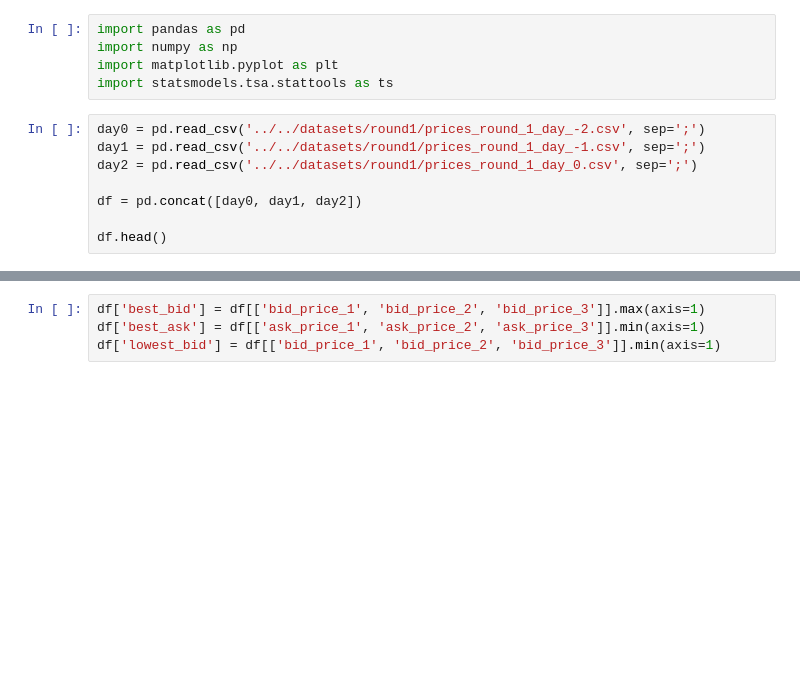
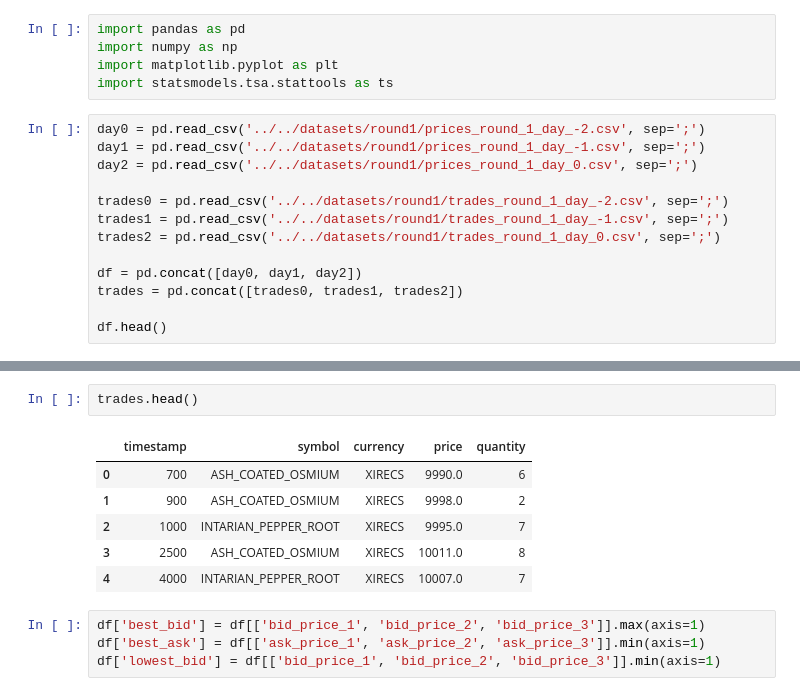
Before and after one commit to orazkhannn/prosperity_alc, a Jupyter notebook: traders/baha/data.ipynb, the cells around one changed output, grey strips where cells are left out. Cells and saved outputs as stored; diff of their text form; blank space fills up the shorter version.

```diff
--- a/traders/baha/data.ipynb
+++ b/traders/baha/data.ipynb
@@ -8,7 +8,12 @@ day0 = pd.read_csv('../../datasets/round1/prices_round_1_day_-2.csv', sep=';')
 day1 = pd.read_csv('../../datasets/round1/prices_round_1_day_-1.csv', sep=';')
 day2 = pd.read_csv('../../datasets/round1/prices_round_1_day_0.csv', sep=';')
 
+trades0 = pd.read_csv('../../datasets/round1/trades_round_1_day_-2.csv', sep=';')
+trades1 = pd.read_csv('../../datasets/round1/trades_round_1_day_-1.csv', sep=';')
+trades2 = pd.read_csv('../../datasets/round1/trades_round_1_day_0.csv', sep=';')
+
 df = pd.concat([day0, day1, day2])
+trades = pd.concat([trades0, trades1, trades2])
 
 df.head()
 # %% [output]
@@ -18,6 +23,15 @@ df.head()
 | 2 | -2 | 100 | INTARIAN_PEPPER_ROOT | 9995.0 | 11.0 | 9992.0 | 16.0 | NaN | ... |
 | 3 | -2 | 100 | ASH_COATED_OSMIUM | 9992.0 | 15.0 | NaN | NaN | NaN | ... |
 | 4 | -2 | 200 | INTARIAN_PEPPER_ROOT | 9995.0 | 12.0 | NaN | NaN | NaN | ... |
+# %%
+trades.head()
+# %% [output]
+|  | timestamp | symbol | currency | price | quantity |
+| 0 | 700 | ASH_COATED_OSMIUM | XIRECS | 9990.0 | 6 |
+| 1 | 900 | ASH_COATED_OSMIUM | XIRECS | 9998.0 | 2 |
+| 2 | 1000 | INTARIAN_PEPPER_ROOT | XIRECS | 9995.0 | 7 |
+| 3 | 2500 | ASH_COATED_OSMIUM | XIRECS | 10011.0 | 8 |
+| 4 | 4000 | INTARIAN_PEPPER_ROOT | XIRECS | 10007.0 | 7 |
 # %%
 df['best_bid'] = df[['bid_price_1', 'bid_price_2', 'bid_price_3']].max(axis=1)
 df['best_ask'] = df[['ask_price_1', 'ask_price_2', 'ask_price_3']].min(axis=1)
```
Also changed, not shown: parts of 8 cells of this notebook, 1 other file.
